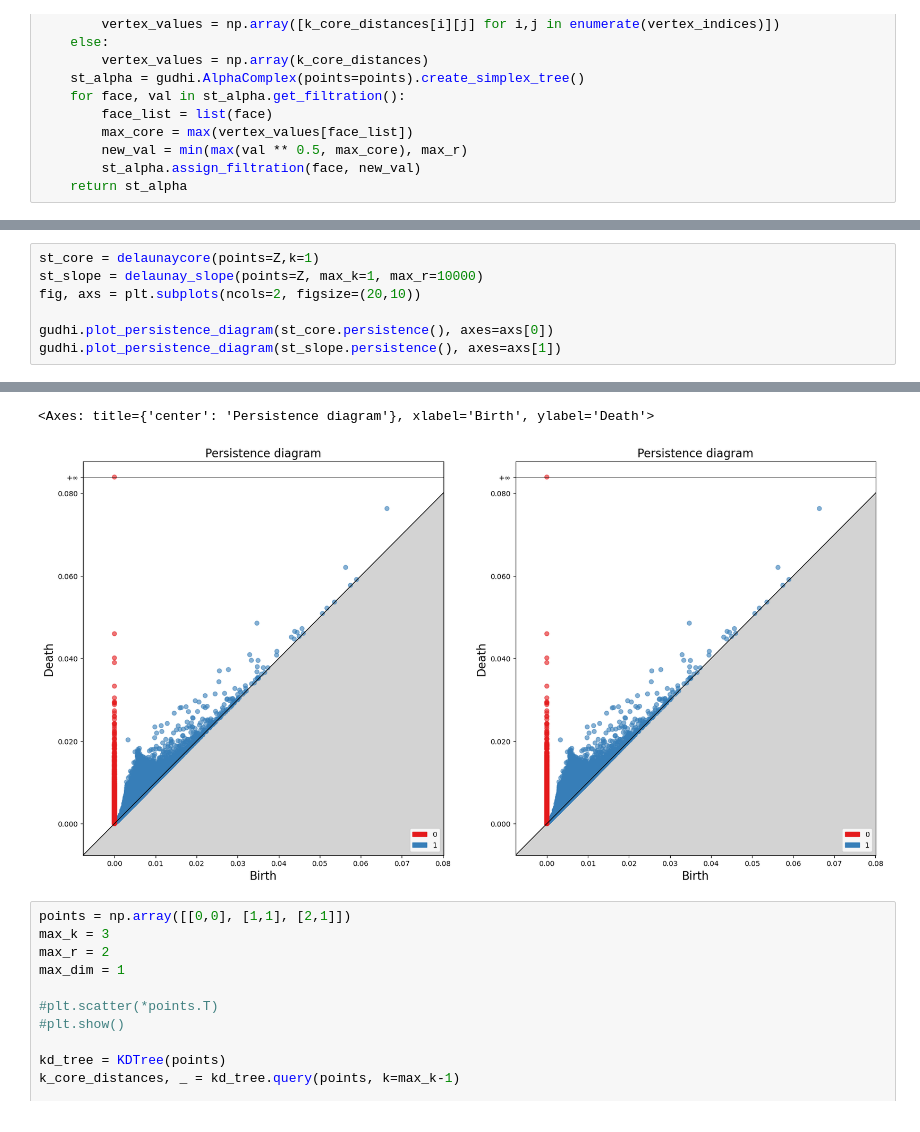
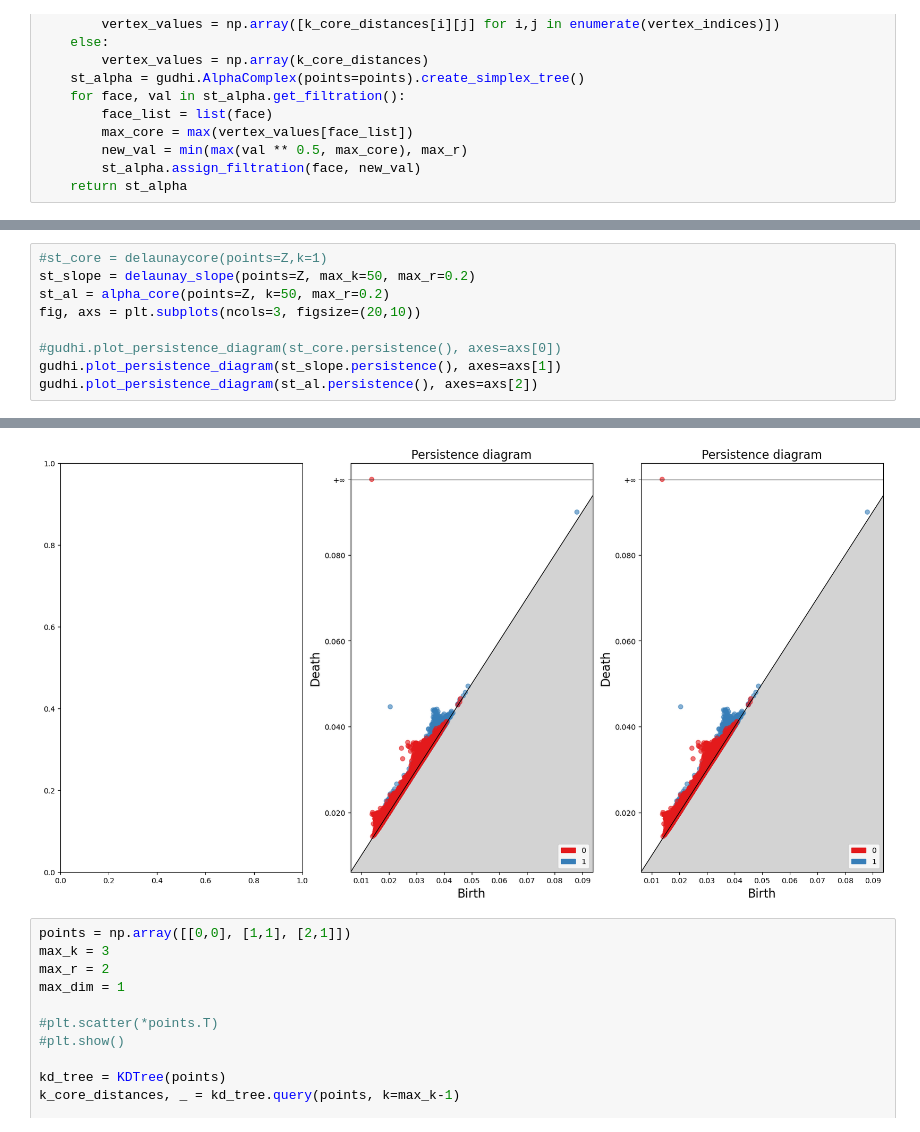
Before and after one commit to odinhg/core, a Jupyter notebook: core_filtration_morten_lars_onsdag1704.ipynb, the cells around one changed output, grey strips where cells are left out. Cells and saved outputs as stored; diff of their text form.

```diff
--- a/core_filtration_morten_lars_onsdag1704.ipynb
+++ b/core_filtration_morten_lars_onsdag1704.ipynb
@@ -221,8 +223,10 @@ Updating filtration values took 3.634 s.
 # %%
-st_core = delaunaycore(points=Z,k=1)
-st_slope = delaunay_slope(points=Z, max_k=1, max_r=10000)
-fig, axs = plt.subplots(ncols=2, figsize=(20,10))
+#st_core = delaunaycore(points=Z,k=1)
+st_slope = delaunay_slope(points=Z, max_k=50, max_r=0.2)
+st_al = alpha_core(points=Z, k=50, max_r=0.2)
+fig, axs = plt.subplots(ncols=3, figsize=(20,10))
 
-gudhi.plot_persistence_diagram(st_core.persistence(), axes=axs[0])
+#gudhi.plot_persistence_diagram(st_core.persistence(), axes=axs[0])
 gudhi.plot_persistence_diagram(st_slope.persistence(), axes=axs[1])
+gudhi.plot_persistence_diagram(st_al.persistence(), axes=axs[2])
 # %% [output]
@@ -233,5 +234,4 @@ Updating filtration values took 4.019 s.
-<Axes: title={'center': 'Persistence diagram'}, xlabel='Birth', ylabel='Death'>
-[figure, old version]
+[figure, new version]
 # %%
 points = np.array([[0,0], [1,1], [2,1]])
 max_k = 3
```
Also changed, not shown: parts of 6 cells of this notebook, 4 other files.
